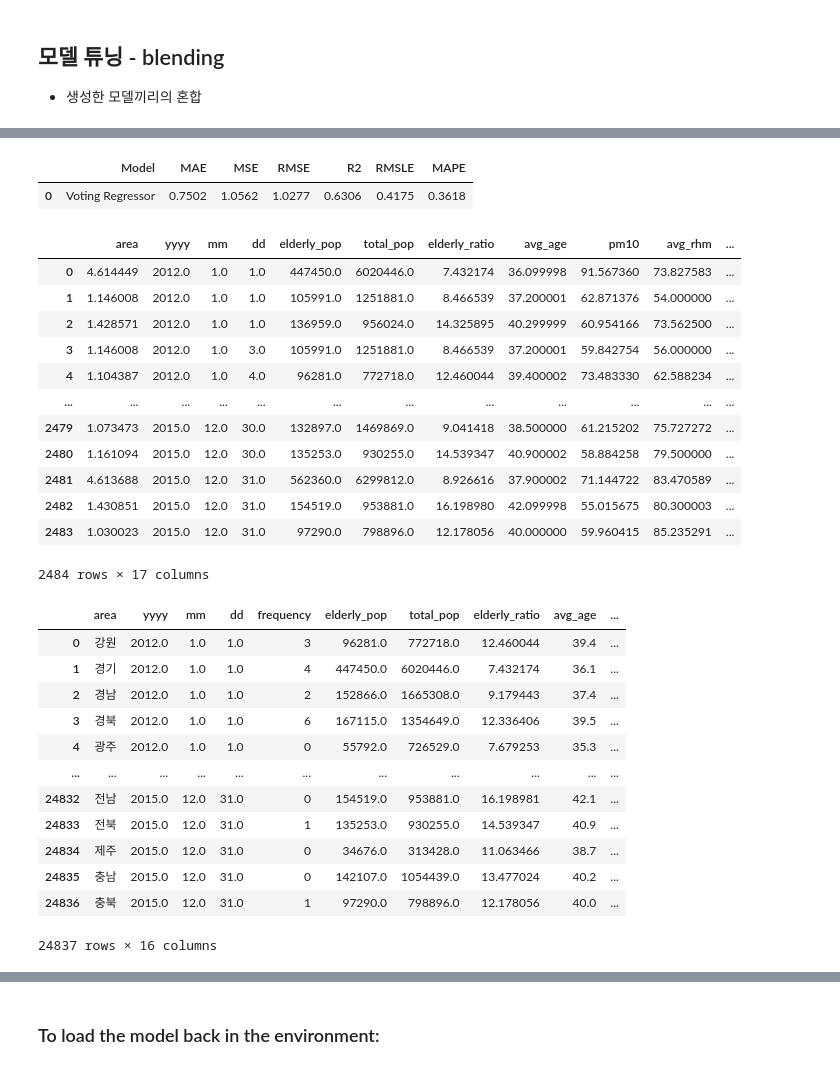
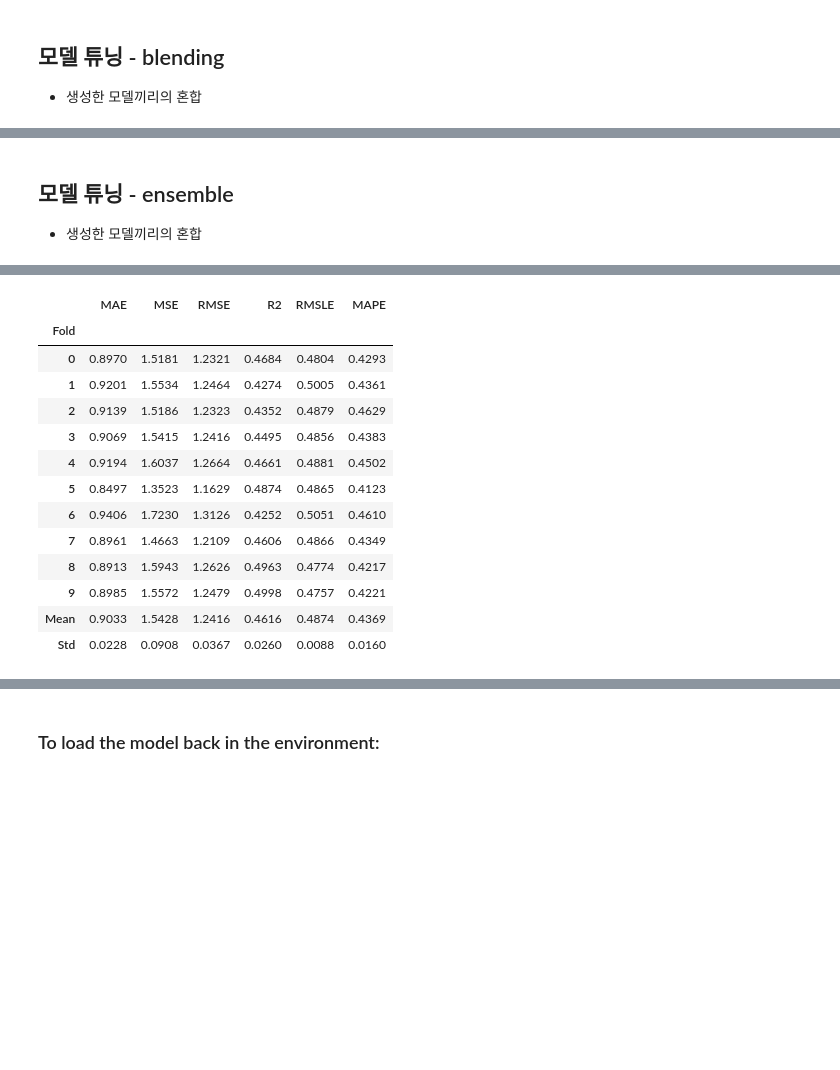
Before and after one commit to leech2193/weather_hospital_sowhat, a Jupyter notebook: 20220727_pycaret_studying_changhun.ipynb, the cells around one changed output, grey strips where cells are left out. Drawn from its saved outputs; the diff is of its cells as text; code cells hidden in the pictures; blank space fills up the shorter version.

```diff
--- a/20220727_pycaret_studying_changhun.ipynb
+++ b/20220727_pycaret_studying_changhun.ipynb
@@ -249,38 +146,6 @@ blender_5 = blend_models(best_model_5)
-# %%
-final_model = finalize_model(blender_5)
-prediction = predict_model(final_model, data = data_unseen)
-# %% [output]
-|  | Model | MAE | MSE | RMSE | R2 | RMSLE | MAPE |
-| 0 | Voting Regressor | 0.7502 | 1.0562 | 1.0277 | 0.6306 | 0.4175 | 0.3618 |
-# %%
-prediction
-# %% [output]
-|  | area | yyyy | mm | dd | elderly_pop | total_pop | elderly_ratio | avg_age | pm10 | avg_rhm | ... |
-| 0 | 4.614449 | 2012.0 | 1.0 | 1.0 | 447450.0 | 6020446.0 | 7.432174 | 36.099998 | 91.567360 | 73.827583 | ... |
-| 1 | 1.146008 | 2012.0 | 1.0 | 1.0 | 105991.0 | 1251881.0 | 8.466539 | 37.200001 | 62.871376 | 54.000000 | ... |
-| 2 | 1.428571 | 2012.0 | 1.0 | 1.0 | 136959.0 | 956024.0 | 14.325895 | 40.299999 | 60.954166 | 73.562500 | ... |
-| 3 | 1.146008 | 2012.0 | 1.0 | 3.0 | 105991.0 | 1251881.0 | 8.466539 | 37.200001 | 59.842754 | 56.000000 | ... |
-| 4 | 1.104387 | 2012.0 | 1.0 | 4.0 | 96281.0 | 772718.0 | 12.460044 | 39.400002 | 73.483330 | 62.588234 | ... |
-| ... | ... | ... | ... | ... | ... | ... | ... | ... | ... | ... | ... |
-| 2479 | 1.073473 | 2015.0 | 12.0 | 30.0 | 132897.0 | 1469869.0 | 9.041418 | 38.500000 | 61.215202 | 75.727272 | ... |
-| 2480 | 1.161094 | 2015.0 | 12.0 | 30.0 | 135253.0 | 930255.0 | 14.539347 | 40.900002 | 58.884258 | 79.500000 | ... |
-| 2481 | 4.613688 | 2015.0 | 12.0 | 31.0 | 562360.0 | 6299812.0 | 8.926616 | 37.900002 | 71.144722 | 83.470589 | ... |
-| 2482 | 1.430851 | 2015.0 | 12.0 | 31.0 | 154519.0 | 953881.0 | 16.198980 | 42.099998 | 55.015675 | 80.300003 | ... |
-| 2483 | 1.030023 | 2015.0 | 12.0 | 31.0 | 97290.0 | 798896.0 | 12.178056 | 40.000000 | 59.960415 | 85.235291 | ... |
-2484 rows × 17 columns
-# %%
-dataset2
-# %% [output]
-|  | area | yyyy | mm | dd | frequency | elderly_pop | total_pop | elderly_ratio | avg_age | ... |
-| 0 | 강원 | 2012.0 | 1.0 | 1.0 | 3 | 96281.0 | 772718.0 | 12.460044 | 39.4 | ... |
-| 1 | 경기 | 2012.0 | 1.0 | 1.0 | 4 | 447450.0 | 6020446.0 | 7.432174 | 36.1 | ... |
-| 2 | 경남 | 2012.0 | 1.0 | 1.0 | 2 | 152866.0 | 1665308.0 | 9.179443 | 37.4 | ... |
-| 3 | 경북 | 2012.0 | 1.0 | 1.0 | 6 | 167115.0 | 1354649.0 | 12.336406 | 39.5 | ... |
-| 4 | 광주 | 2012.0 | 1.0 | 1.0 | 0 | 55792.0 | 726529.0 | 7.679253 | 35.3 | ... |
-| ... | ... | ... | ... | ... | ... | ... | ... | ... | ... | ... |
-| 24832 | 전남 | 2015.0 | 12.0 | 31.0 | 0 | 154519.0 | 953881.0 | 16.198981 | 42.1 | ... |
-| 24833 | 전북 | 2015.0 | 12.0 | 31.0 | 1 | 135253.0 | 930255.0 | 14.539347 | 40.9 | ... |
-| 24834 | 제주 | 2015.0 | 12.0 | 31.0 | 0 | 34676.0 | 313428.0 | 11.063466 | 38.7 | ... |
-| 24835 | 충남 | 2015.0 | 12.0 | 31.0 | 0 | 142107.0 | 1054439.0 | 13.477024 | 40.2 | ... |
-| 24836 | 충북 | 2015.0 | 12.0 | 31.0 | 1 | 97290.0 | 798896.0 | 12.178056 | 40.0 | ... |
-24837 rows × 16 columns
+# %% [markdown]
+## 모델 튜닝 - ensemble
+- 생성한 모델끼리의 혼합
+# %%
+bagging_5 = ensemble_model(best_model_5[0], method='Bagging')
+# %% [output]
@@ -286,0 +153,14 @@ dataset2
+|  | MAE | MSE | RMSE | R2 | RMSLE | MAPE |
+| Fold |  |  |  |  |  |  |
+| 0 | 0.8970 | 1.5181 | 1.2321 | 0.4684 | 0.4804 | 0.4293 |
+| 1 | 0.9201 | 1.5534 | 1.2464 | 0.4274 | 0.5005 | 0.4361 |
+| 2 | 0.9139 | 1.5186 | 1.2323 | 0.4352 | 0.4879 | 0.4629 |
+| 3 | 0.9069 | 1.5415 | 1.2416 | 0.4495 | 0.4856 | 0.4383 |
+| 4 | 0.9194 | 1.6037 | 1.2664 | 0.4661 | 0.4881 | 0.4502 |
+| 5 | 0.8497 | 1.3523 | 1.1629 | 0.4874 | 0.4865 | 0.4123 |
+| 6 | 0.9406 | 1.7230 | 1.3126 | 0.4252 | 0.5051 | 0.4610 |
+| 7 | 0.8961 | 1.4663 | 1.2109 | 0.4606 | 0.4866 | 0.4349 |
+| 8 | 0.8913 | 1.5943 | 1.2626 | 0.4963 | 0.4774 | 0.4217 |
+| 9 | 0.8985 | 1.5572 | 1.2479 | 0.4998 | 0.4757 | 0.4221 |
+| Mean | 0.9033 | 1.5428 | 1.2416 | 0.4616 | 0.4874 | 0.4369 |
+| Std | 0.0228 | 0.0908 | 0.0367 | 0.0260 | 0.0088 | 0.0160 |
```
Also changed, not shown: parts of 26 cells of this notebook.
